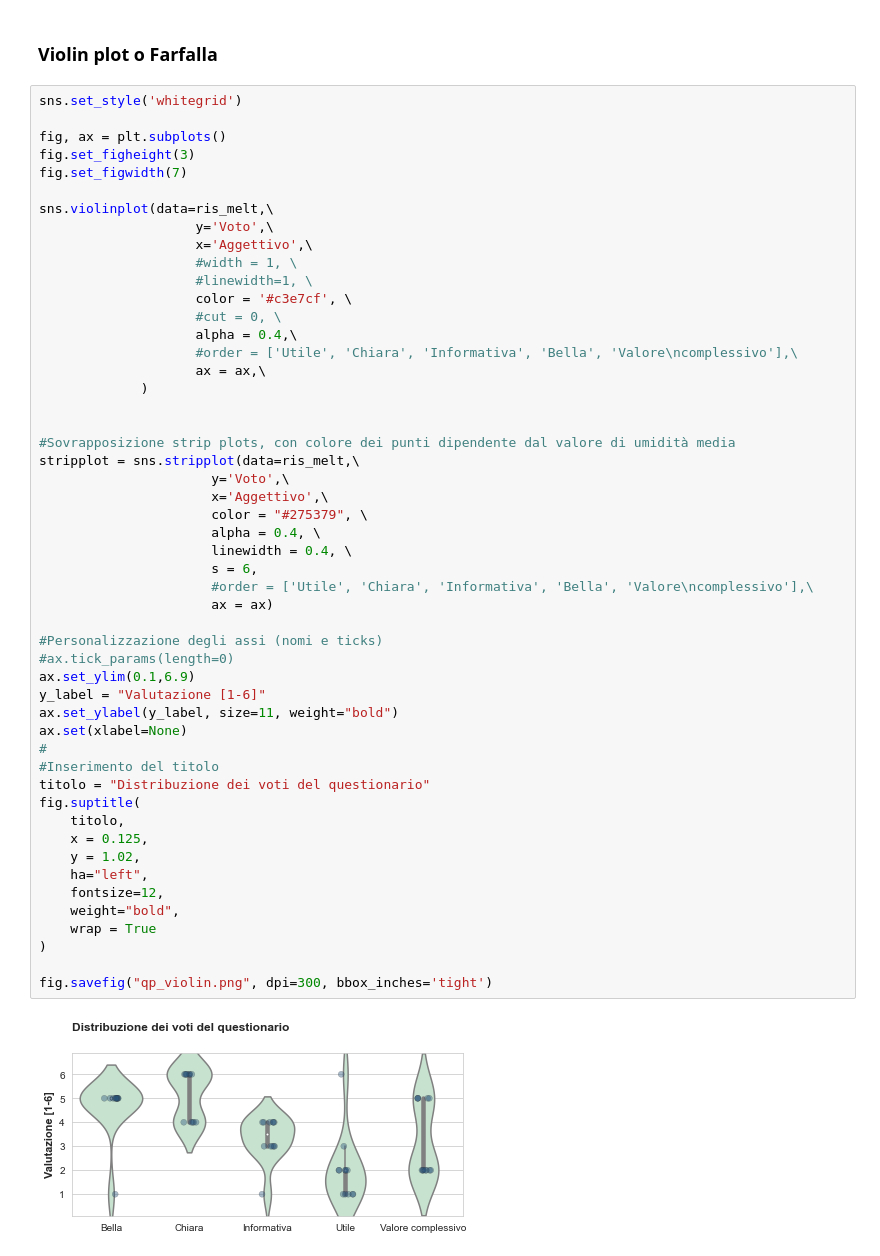
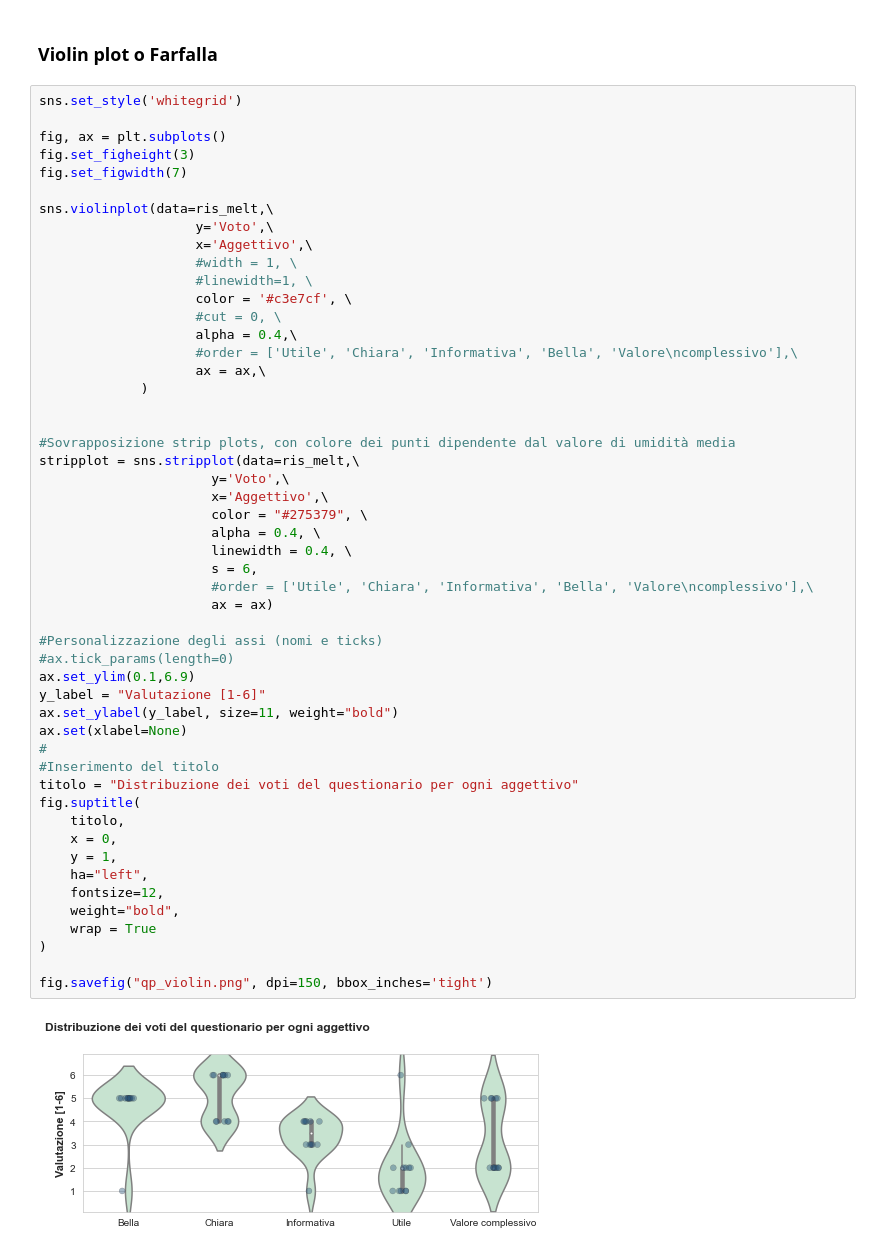
Before and after one commit to giocoal/air-quality-milano-interactive-data-visualization-tableau, a Jupyter notebook: Valutazione_qualitá/Data_Visualization_21_22_valutazione_qualita.ipynb, the cells around one changed output. Drawn from its saved outputs; the diff is of its cells as text.

```diff
--- a/Valutazione_qualitá/Data_Visualization_21_22_valutazione_qualita.ipynb
+++ b/Valutazione_qualitá/Data_Visualization_21_22_valutazione_qualita.ipynb
@@ -399,35 +399,35 @@ sns.violinplot(data=ris_melt,\
 
 
 #Sovrapposizione strip plots, con colore dei punti dipendente dal valore di umidità media
 stripplot = sns.stripplot(data=ris_melt,\
                       y='Voto',\
                       x='Aggettivo',\
                       color = "#275379", \
                       alpha = 0.4, \
                       linewidth = 0.4, \
                       s = 6,
                       #order = ['Utile', 'Chiara', 'Informativa', 'Bella', 'Valore\ncomplessivo'],\
                       ax = ax)
 
 #Personalizzazione degli assi (nomi e ticks)
 #ax.tick_params(length=0)
 ax.set_ylim(0.1,6.9)
 y_label = "Valutazione [1-6]"
 ax.set_ylabel(y_label, size=11, weight="bold")
 ax.set(xlabel=None)
 #
 #Inserimento del titolo
-titolo = "Distribuzione dei voti del questionario"
+titolo = "Distribuzione dei voti del questionario per ogni aggettivo"
 fig.suptitle(
     titolo,
-    x = 0.125,
-    y = 1.02,
+    x = 0,
+    y = 1,
     ha="left",
     fontsize=12,
     weight="bold",
     wrap = True
 )
 
-fig.savefig("qp_violin.png", dpi=300, bbox_inches='tight')
+fig.savefig("qp_violin.png", dpi=150, bbox_inches='tight')
 # %% [output]
-[figure, old version]
+[figure, new version]
```
Also changed, not shown: parts of 6 cells of this notebook, 8 other files.
